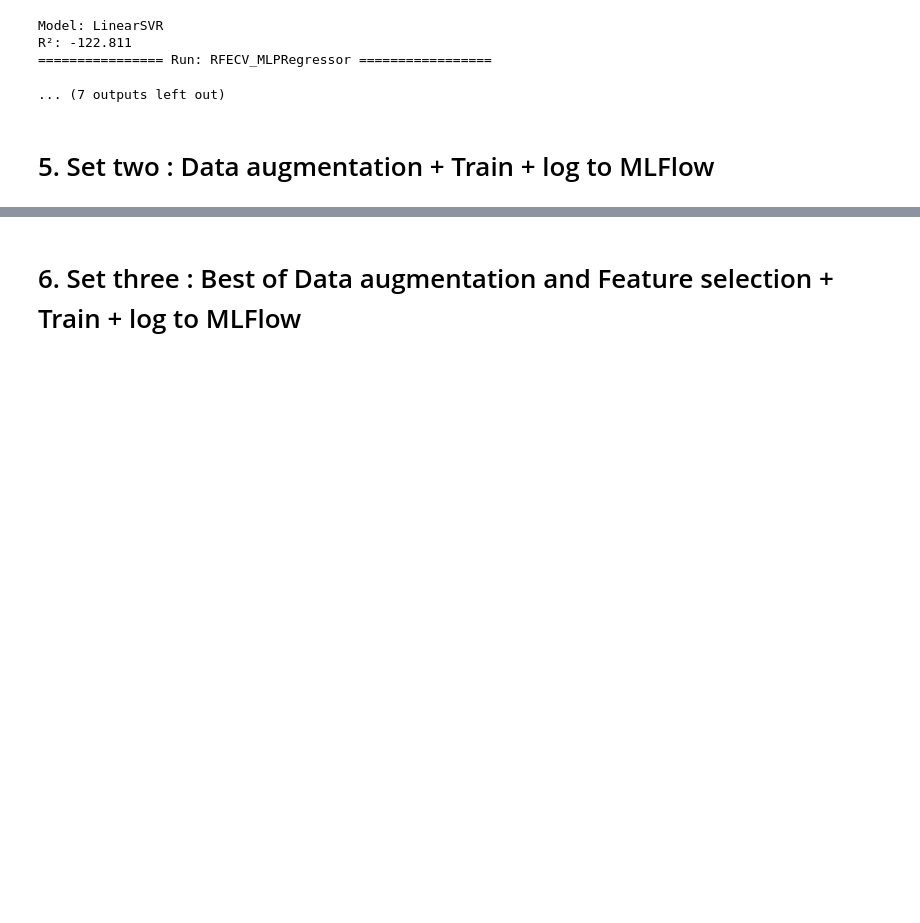
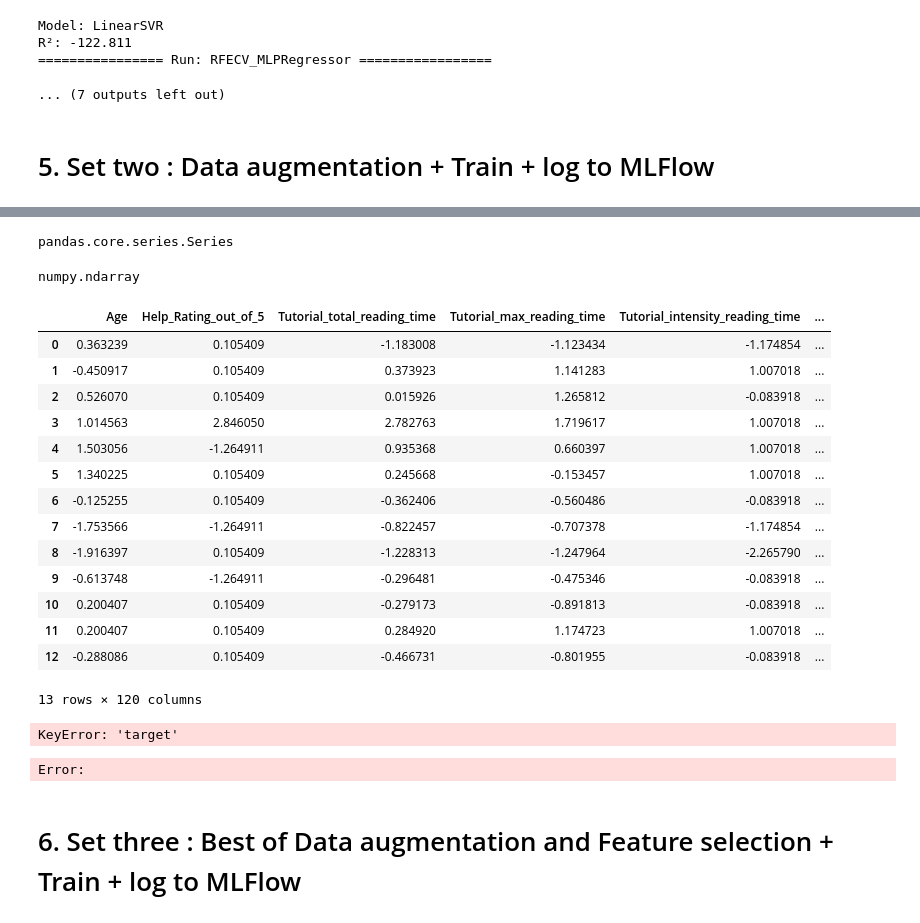
Before and after one commit to sana-mirahsani/detection_AD_with_VR_data, a Jupyter notebook: src/notebooks/3.Model_designing.ipynb, the cells around one changed output, grey strips where cells are left out. Drawn from its saved outputs; the diff is of its cells as text; code cells hidden in the pictures; blank space fills up the shorter version.

Commit message:
method 1 data augmentation

```diff
--- a/src/notebooks/3.Model_designing.ipynb
+++ b/src/notebooks/3.Model_designing.ipynb
@@ -281,0 +256,6 @@ print(augmented_data)
+# %%
+X_train, X_test, y_train, y_test = train_test_split(
+    X, y, test_size=0.33, random_state=42)
+
+scaler = StandardScaler()
+scaler.fit(X_train)
@@ -281,0 +264,3 @@ print(augmented_data)
+# %%
+X_train_scaled = scaler.transform(X_train)
+X_test_scaled = scaler.transform(X_test)
@@ -281,0 +334,40 @@ print(augmented_data)
+# %%
+type(y_train)
+# %% [output]
+pandas.core.series.Series
+# %%
+type(train_df)
+# %% [output]
+numpy.ndarray
+# %%
+train_df = pd.DataFrame(X_train_scaled,columns=X_train.columns)
+train_df["target"] = y_train
+# %%
+train_df
+# %% [output]
+|  | Age | Help_Rating_out_of_5 | Tutorial_total_reading_time | Tutorial_max_reading_time | Tutorial_intensity_reading_time | ... |
+| 0 | 0.363239 | 0.105409 | -1.183008 | -1.123434 | -1.174854 | ... |
+| 1 | -0.450917 | 0.105409 | 0.373923 | 1.141283 | 1.007018 | ... |
+| 2 | 0.526070 | 0.105409 | 0.015926 | 1.265812 | -0.083918 | ... |
+| 3 | 1.014563 | 2.846050 | 2.782763 | 1.719617 | 1.007018 | ... |
+| 4 | 1.503056 | -1.264911 | 0.935368 | 0.660397 | 1.007018 | ... |
+| 5 | 1.340225 | 0.105409 | 0.245668 | -0.153457 | 1.007018 | ... |
+| 6 | -0.125255 | 0.105409 | -0.362406 | -0.560486 | -0.083918 | ... |
+| 7 | -1.753566 | -1.264911 | -0.822457 | -0.707378 | -1.174854 | ... |
+| 8 | -1.916397 | 0.105409 | -1.228313 | -1.247964 | -2.265790 | ... |
+| 9 | -0.613748 | -1.264911 | -0.296481 | -0.475346 | -0.083918 | ... |
+| 10 | 0.200407 | 0.105409 | -0.279173 | -0.891813 | -0.083918 | ... |
+| 11 | 0.200407 | 0.105409 | 0.284920 | 1.174723 | 1.007018 | ... |
+| 12 | -0.288086 | 0.105409 | -0.466731 | -0.801955 | -0.083918 | ... |
+13 rows × 120 columns
+# %%
+import smogn
+train_aug = smogn.smoter(
+    data=train_df,
+    y="target",
+    k=3,              # neighbors (important for small data!)
+    samp_method="balance"  # or "extreme" for rare values
+)
+# %% [output]
+KeyError: 'target'
+Error:
```
Also changed, not shown: parts of 12 cells of this notebook.
